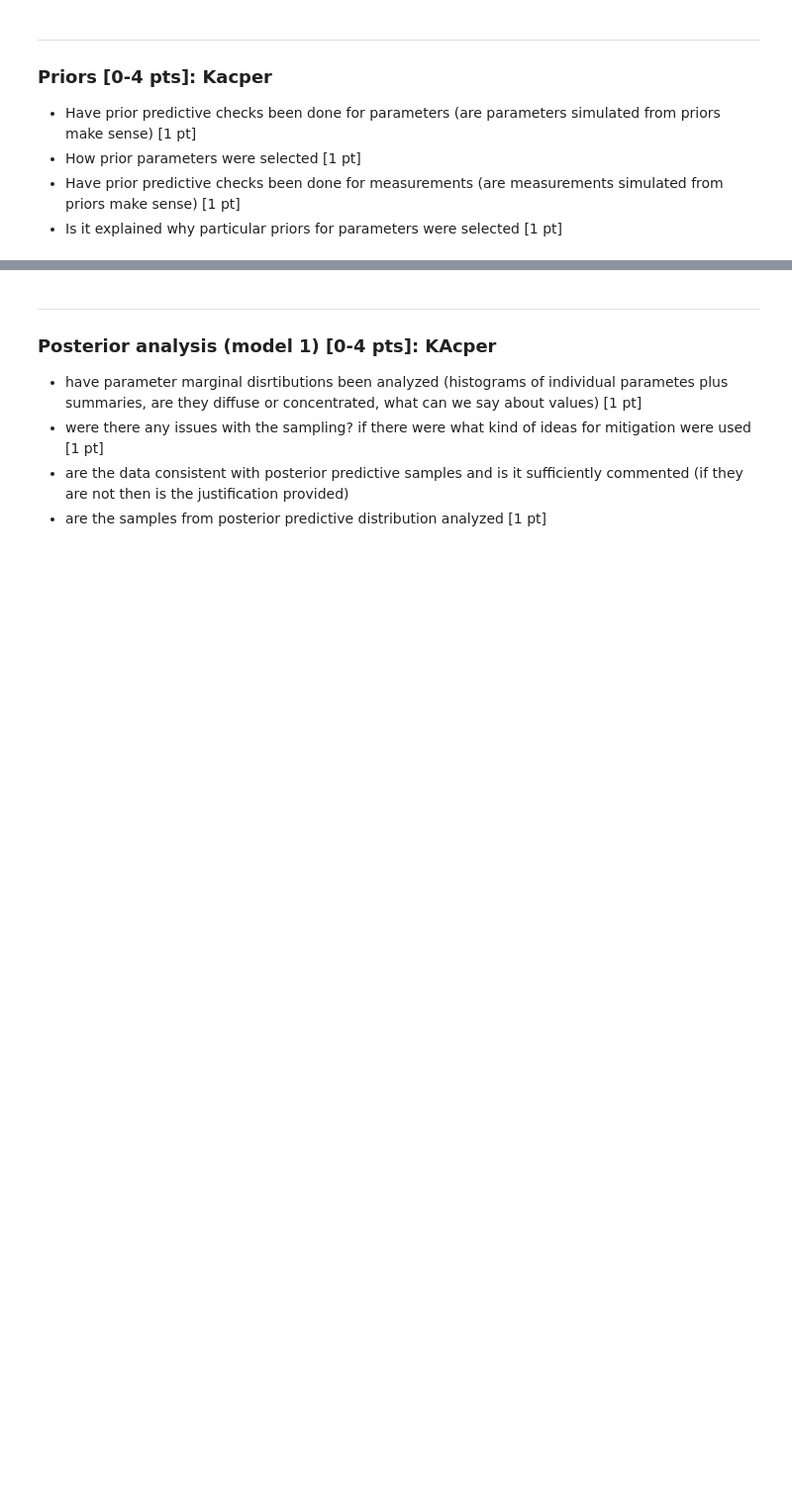
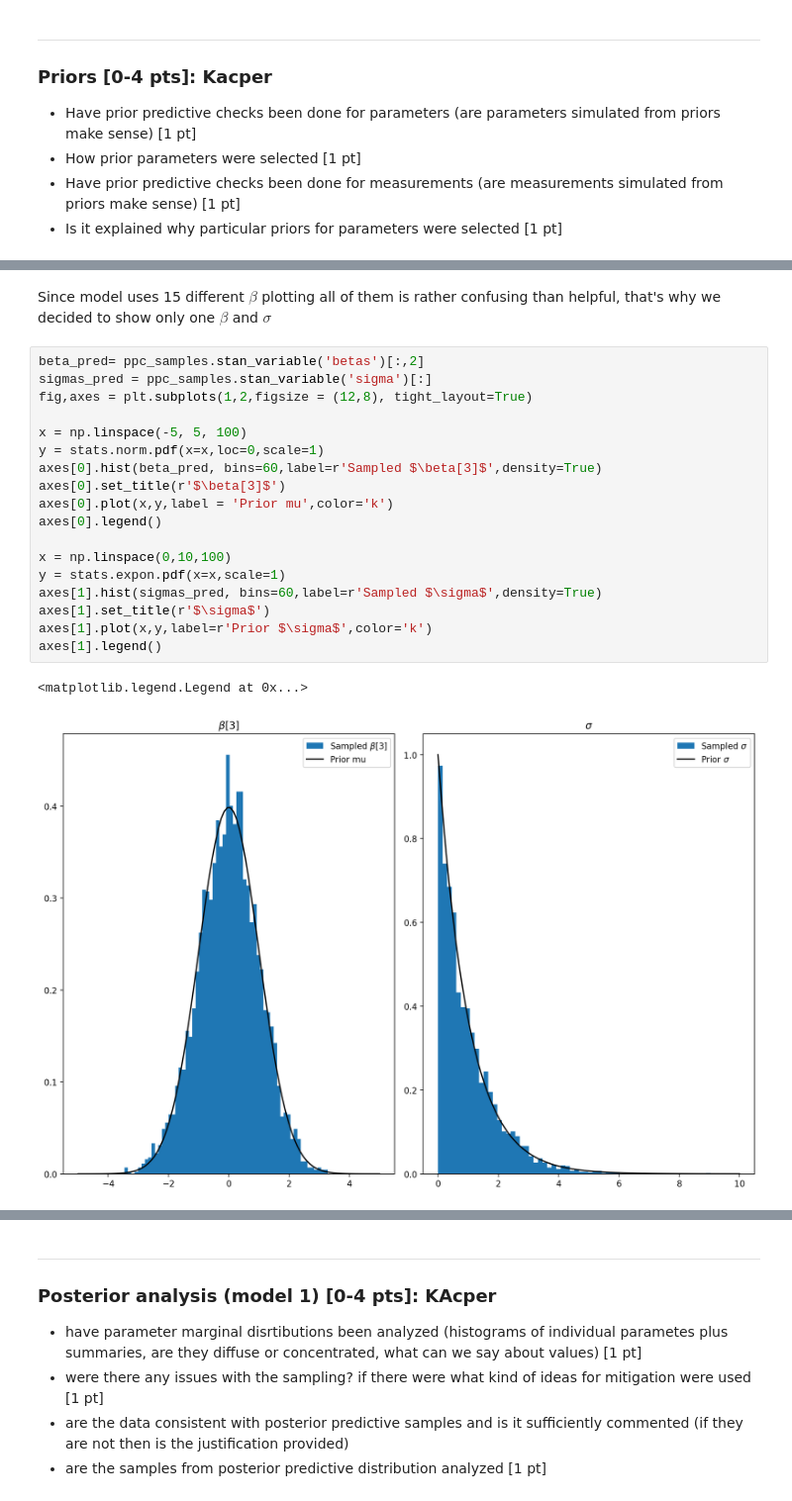
Before and after one commit to AiR-ISZ-Gr1/drones_prediction, a Jupyter notebook: final.ipynb, the cells around one changed output, grey strips where cells are left out. Shown at 99% size. Cells and saved outputs as stored; diff of their text form; blank space fills up the shorter version.

```diff
--- a/final.ipynb
+++ b/final.ipynb
@@ -250 +252,24 @@ chain 4 |          | 00:00 Status
+# %% [markdown]
+Since model uses 15 different $\beta$ plotting all of them is rather confusing than helpful, that's why we decided to show only one $\beta$ and $\sigma$
+# %%
+beta_pred= ppc_samples.stan_variable('betas')[:,2]
+sigmas_pred = ppc_samples.stan_variable('sigma')[:]
+fig,axes = plt.subplots(1,2,figsize = (12,8), tight_layout=True)
+
+x = np.linspace(-5, 5, 100)
+y = stats.norm.pdf(x=x,loc=0,scale=1)
+axes[0].hist(beta_pred, bins=60,label=r'Sampled $\beta[3]$',density=True)
+axes[0].set_title(r'$\beta[3]$')
+axes[0].plot(x,y,label = 'Prior mu',color='k')
+axes[0].legend()
+
+x = np.linspace(0,10,100)
+y = stats.expon.pdf(x=x,scale=1)
+axes[1].hist(sigmas_pred, bins=60,label=r'Sampled $\sigma$',density=True)
+axes[1].set_title(r'$\sigma$')
+axes[1].plot(x,y,label=r'Prior $\sigma$',color='k')
+axes[1].legend()
+# %% [output]
+<matplotlib.legend.Legend at 0x...>
+[figure, added]
 # %% [markdown]
```
Also changed, not shown: parts of 23 cells of this notebook, 10 other files.
